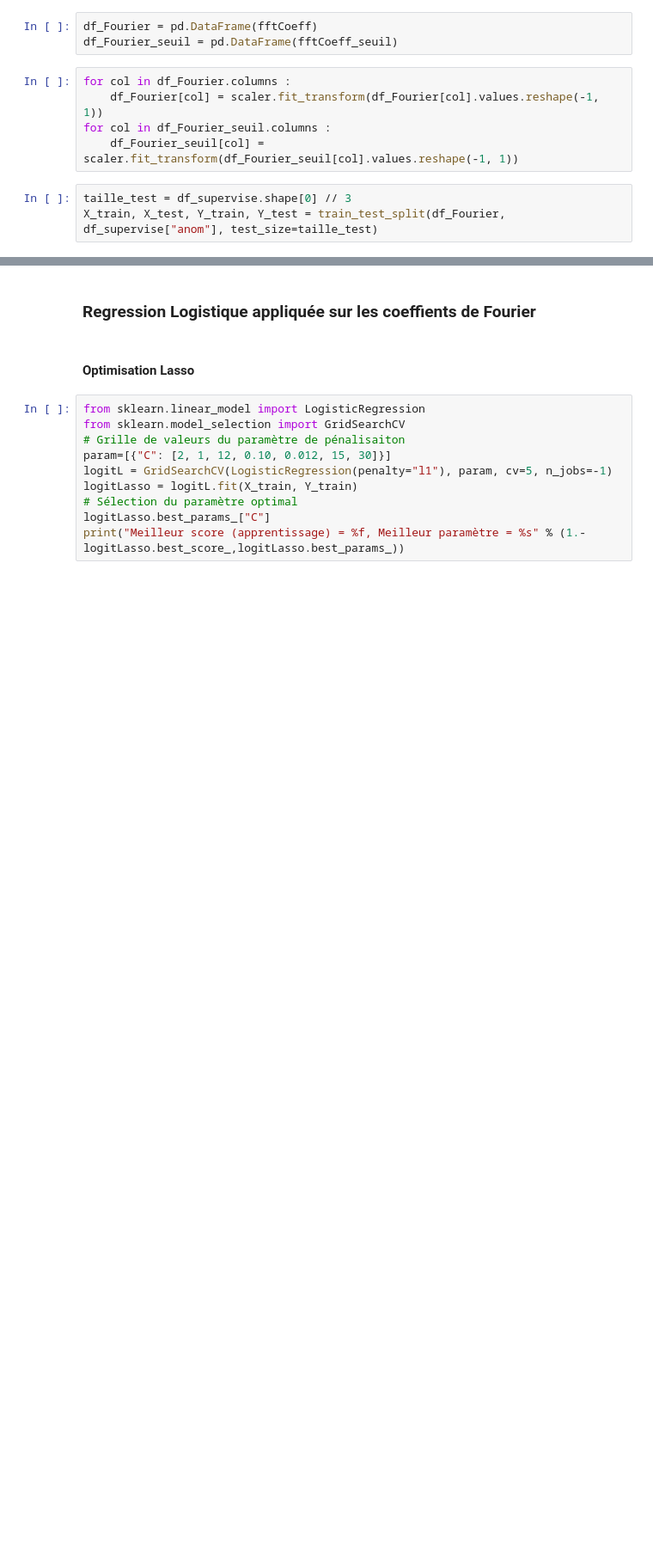
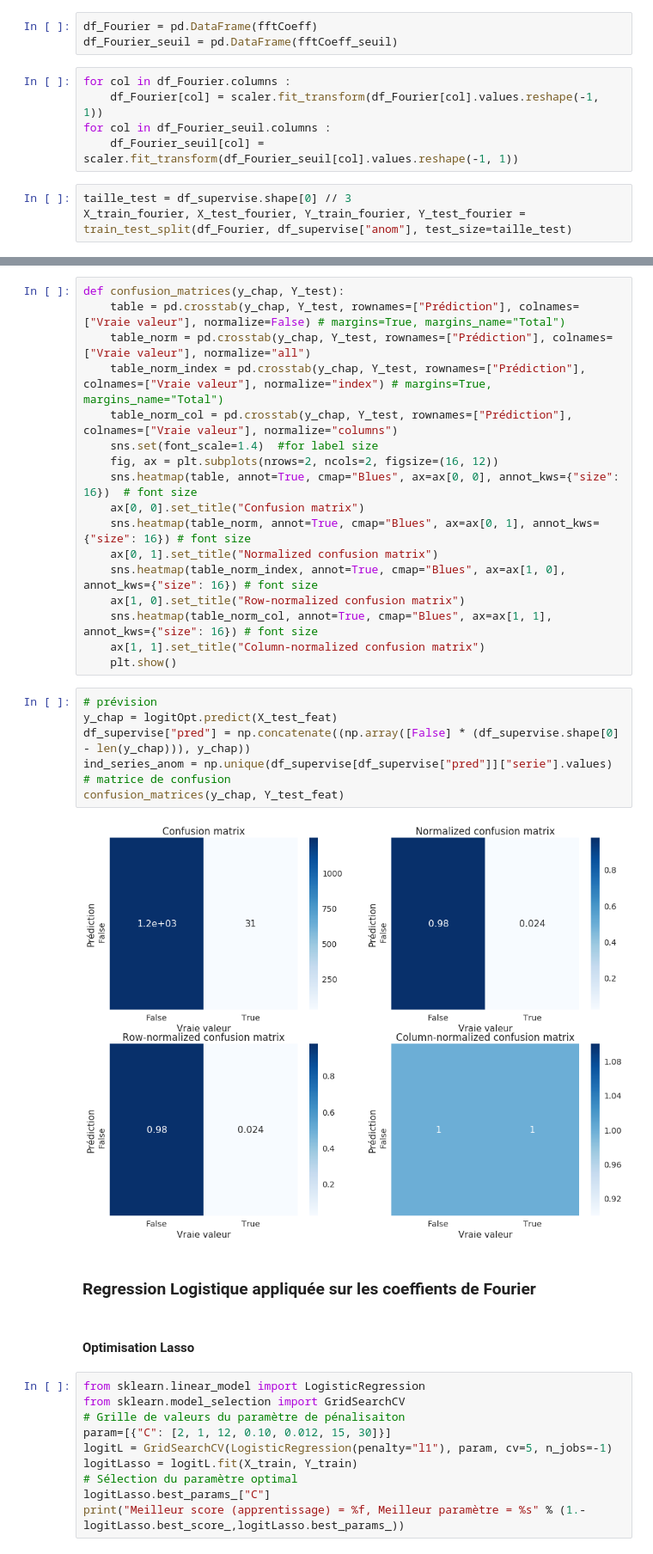
Before and after one commit to PaulCharnay/Projet_Anomalies, a Jupyter notebook: Classification_supervisée_2.ipynb, the cells around one changed output, grey strips where cells are left out. Shown at 86% size. Saved outputs shown, nothing was run; the diff lists cells and outputs as text; blank space fills up the shorter version.

```diff
--- a/Classification_supervisée_2.ipynb
+++ b/Classification_supervisée_2.ipynb
@@ -335,4 +289,4 @@ for col in df_Fourier_seuil.columns :
     df_Fourier_seuil[col] = scaler.fit_transform(df_Fourier_seuil[col].values.reshape(-1, 1))
 # %%
 taille_test = df_supervise.shape[0] // 3
-X_train, X_test, Y_train, Y_test = train_test_split(df_Fourier, df_supervise["anom"], test_size=taille_test)
+X_train_fourier, X_test_fourier, Y_train_fourier, Y_test_fourier = train_test_split(df_Fourier, df_supervise["anom"], test_size=taille_test)
@@ -339,3 +344,29 @@ X_train, X_test, Y_train, Y_test = train_test_split(df_Fourier, df_supervise["an
+# %%
+def confusion_matrices(y_chap, Y_test):
+    table = pd.crosstab(y_chap, Y_test, rownames=["Prédiction"], colnames=["Vraie valeur"], normalize=False) # margins=True, margins_name="Total")
+    table_norm = pd.crosstab(y_chap, Y_test, rownames=["Prédiction"], colnames=["Vraie valeur"], normalize="all")
+    table_norm_index = pd.crosstab(y_chap, Y_test, rownames=["Prédiction"], colnames=["Vraie valeur"], normalize="index") # margins=True, margins_name="Total")
+    table_norm_col = pd.crosstab(y_chap, Y_test, rownames=["Prédiction"], colnames=["Vraie valeur"], normalize="columns")
+    sns.set(font_scale=1.4)  #for label size
+    fig, ax = plt.subplots(nrows=2, ncols=2, figsize=(16, 12))
+    sns.heatmap(table, annot=True, cmap="Blues", ax=ax[0, 0], annot_kws={"size": 16})  # font size
+    ax[0, 0].set_title("Confusion matrix")
+    sns.heatmap(table_norm, annot=True, cmap="Blues", ax=ax[0, 1], annot_kws={"size": 16}) # font size
+    ax[0, 1].set_title("Normalized confusion matrix")
+    sns.heatmap(table_norm_index, annot=True, cmap="Blues", ax=ax[1, 0], annot_kws={"size": 16}) # font size
+    ax[1, 0].set_title("Row-normalized confusion matrix")
+    sns.heatmap(table_norm_col, annot=True, cmap="Blues", ax=ax[1, 1], annot_kws={"size": 16}) # font size
+    ax[1, 1].set_title("Column-normalized confusion matrix")
+    plt.show()
+# %%
+# prévision
+y_chap = logitOpt.predict(X_test_feat)
+df_supervise["pred"] = np.concatenate((np.array([False] * (df_supervise.shape[0] - len(y_chap))), y_chap))
+ind_series_anom = np.unique(df_supervise[df_supervise["pred"]]["serie"].values)
+# matrice de confusion
+confusion_matrices(y_chap, Y_test_feat)
+# %% [output]
+[figure, added]
 # %% [markdown]
 ### Regression Logistique appliquée sur les coeffients de Fourier
 # %% [markdown]
```
Also changed, not shown: parts of 32 cells of this notebook.
